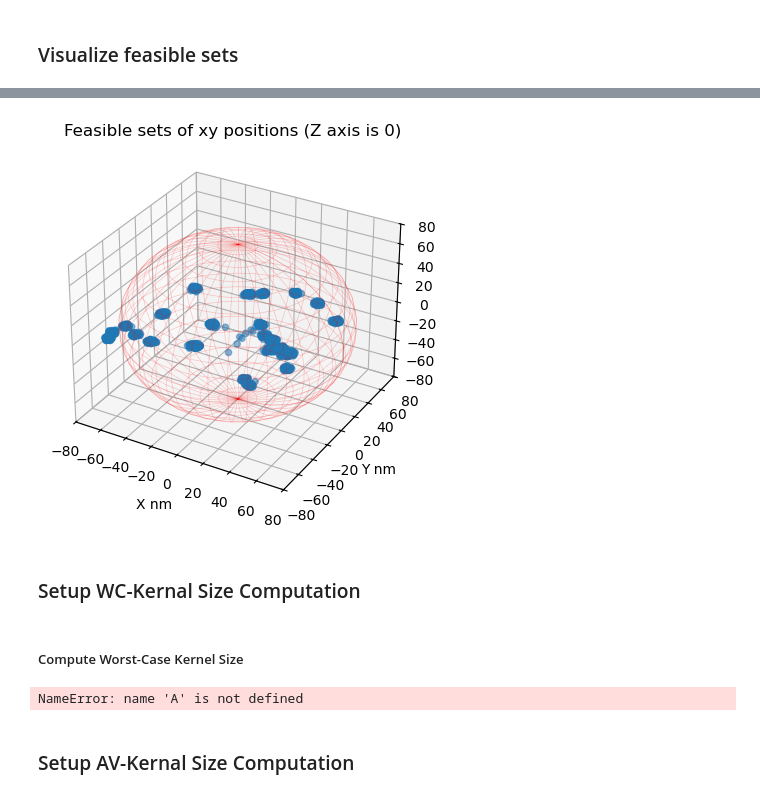
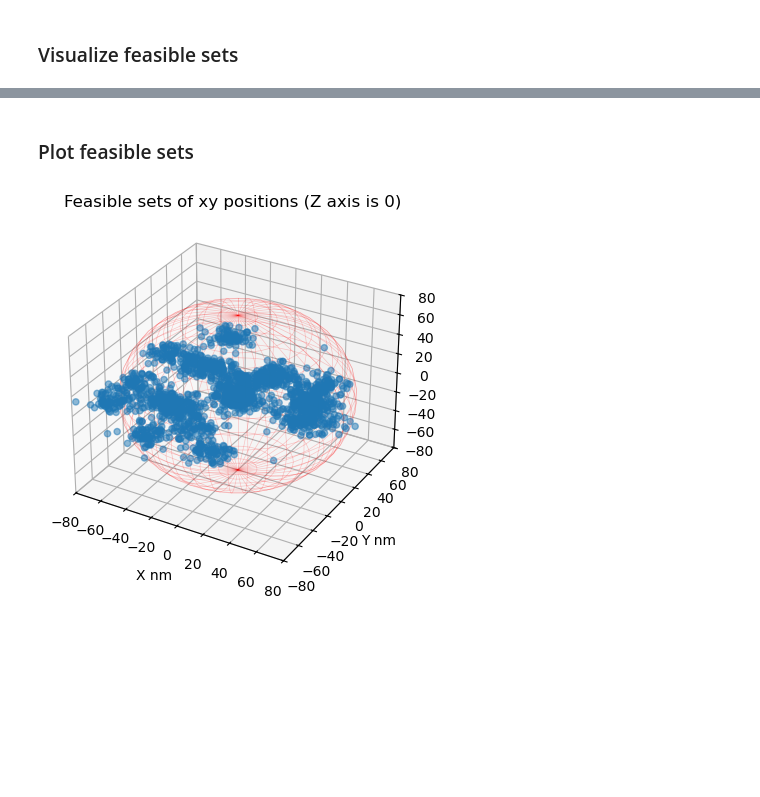
Before and after one commit to nm19000/AccuracyBounds, a Jupyter notebook: examples/example_fscm.ipynb, the cells around one changed output, grey strips where cells are left out. Cells and saved outputs as stored; diff of their text form; code cells hidden in the pictures; blank space fills up the shorter version.

```diff
--- a/examples/example_fscm.ipynb
+++ b/examples/example_fscm.ipynb
@@ -21,7 +21,9 @@ from accuracy_bounds.utils.utils import set_seed
 #data_dir1 = '/Users/Nins/Documents/CodeProjects/UPE/universal-performance-estimator/examples/flourescencemicroscopy/initial_data_extended/data_S1'
 #data_dir1 = '/Users/Nins/Documents/CodeProjects/UPE/universal-performance-estimator/examples/flourescencemicroscopy/initial_data_extended/data_S1'
 #data_dir1=  '/Users/Nins/Documents/CodeProjects/UPE/universal-performance-estimator/examples/flourescencemicroscopy/data_S2'
-data_dir1 = '/Users/Nins/Documents/CodeProjects/UPE/universal-performance-estimator/examples/flourescencemicroscopy/data_S3'
+#data_dir1 = '/Users/Nins/Documents/CodeProjects/UPE/universal-performance-estimator/examples/flourescencemicroscopy/data_S3'
+#data_dir1 = '/Users/Nins/Documents/CodeProjects/UPE/universal-performance-estimator/examples/flourescencemicroscopy/withoutnonconvergence/data_S1'
+data_dir1 = '/Users/Nins/Documents/CodeProjects/UPE/universal-performance-estimator/examples/flourescencemicroscopy/withoutnonconvergence/data_S2'
 # %% [markdown]
 ### Construct Feasible Sets for 1 Example of Flouresence Microscopy Data (I=1)
 # %%
@@ -69,8 +71,9 @@ def load_ch_components(mat_contents):
     return f_ch
 # %%
 # get list of xy feasible set data for each measurement, i.e. one example_00x.mat file corresponds to one measurement
+# use range(1,6) for convergence tests
 feasible_sets_list = []
-for i in range(1,6):
+for i in range(1,26):
   mat = pjoin(data_dir1, f"example_{str(i).zfill(3)}.mat")
   # Load the .mat file contents
   mat_contents = sio.loadmat(mat)
@@ -356,43 +257,13 @@ print(new_list_of_arrays)
-# %%
-def visualize_ball_3d(points,
-                      ax=None,
-                      radius=1,
-                      center=(0,0,0),
-                      title="3D Ball with Points Inside",
-                      x_axis="X nm",
-                      y_axis="Y nm",
-                      z_axis="Z"):
-
-    n_points, dim = points.shape
-    assert dim == 3, f"Only 3D points accepted. Given shape: {points.shape}"
-
-    if not ax:
-        fig = plt.figure()
-        ax = fig.add_subplot(111, projection='3d')
-
-    ax.scatter(points[:, 0], points[:, 1], points[:, 2], alpha=0.5, label='Points')
-
-    u, v = np.mgrid[0:2 * np.pi:40j, 0:np.pi:20j]
-    x = radius * np.cos(u) * np.sin(v) + center[0]
-    y = radius * np.sin(u) * np.sin(v) + center[1]
-    z = radius * np.cos(v) + center[2]
-    ax.plot_wireframe(x, y, z, color='r', alpha=0.2, linewidth=0.5)
-
-    ax.set_xlim([-radius, radius])
-    ax.set_ylim([-radius, radius])
-    ax.set_zlim([-radius, radius])
-    ax.set_title(title)
-    ax.set_xlabel(x_axis)
-    ax.set_ylabel(y_axis)
-    ax.set_zlabel(z_axis)
+# %% [markdown]
+### Plot feasible sets
 # %%
+# set radius and center in nm
 radius = 80
 center = [0,0,0]
+# use new 3d data
 new_list_of_arrays = np.array(new_list_of_arrays)
 
-
-visualize_ball_3d(points=new_list_of_arrays, radius=radius, center=center, title="Feasible sets of xy positions (Z axis is 0)")
+# plot feasible sets
+visualize_ball_3d(points=new_list_of_arrays, radius=radius, center=center, title="Feasible sets of xy positions (Z axis is 0)", x_axis="X nm", y_axis="Y nm")
 # %% [output]
-[figure, old version]
+[figure, new version]
-# %% [markdown]
-### Setup WC-Kernal Size Computation
@@ -402,11 +269,0 @@ input_target_pairs = 500
-# %% [markdown]
-##### Compute Worst-Case Kernel Size
-# %%
-wc_kersizes = compute_wc_kernel_size(A, input_data[:input_target_pairs], target_data[:input_target_pairs], p, q, epsilon, max_k)
-wc_kersize_final = wc_kersizes[-1]
-
-plot_wckersize_conv(wc_kersize_final, wc_kersizes, wc_kernel_size_analytical, max_k)
-# %% [output]
-NameError: name 'A' is not defined
-# %% [markdown]
-### Setup AV-Kernal Size Computation
```
Also changed, not shown: parts of 29 cells of this notebook, 54 other files.
